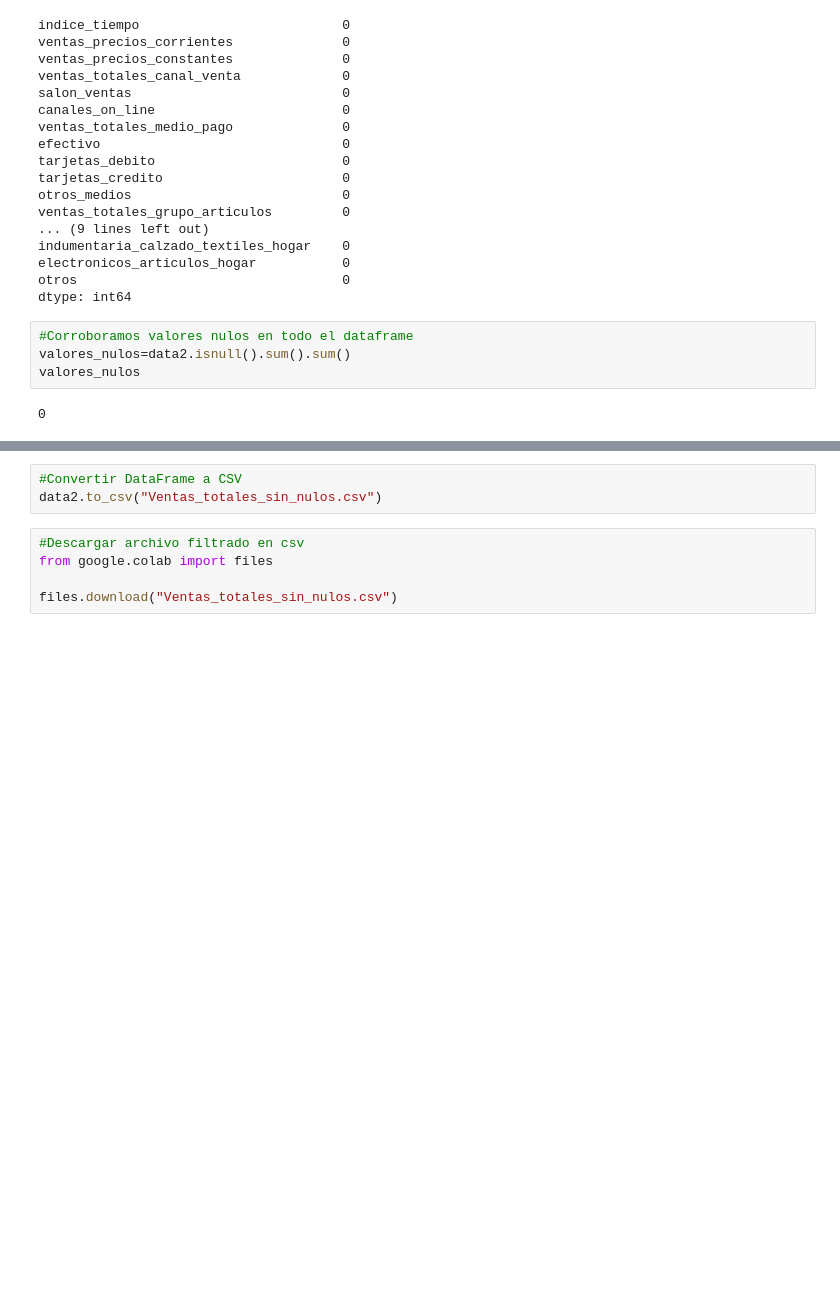
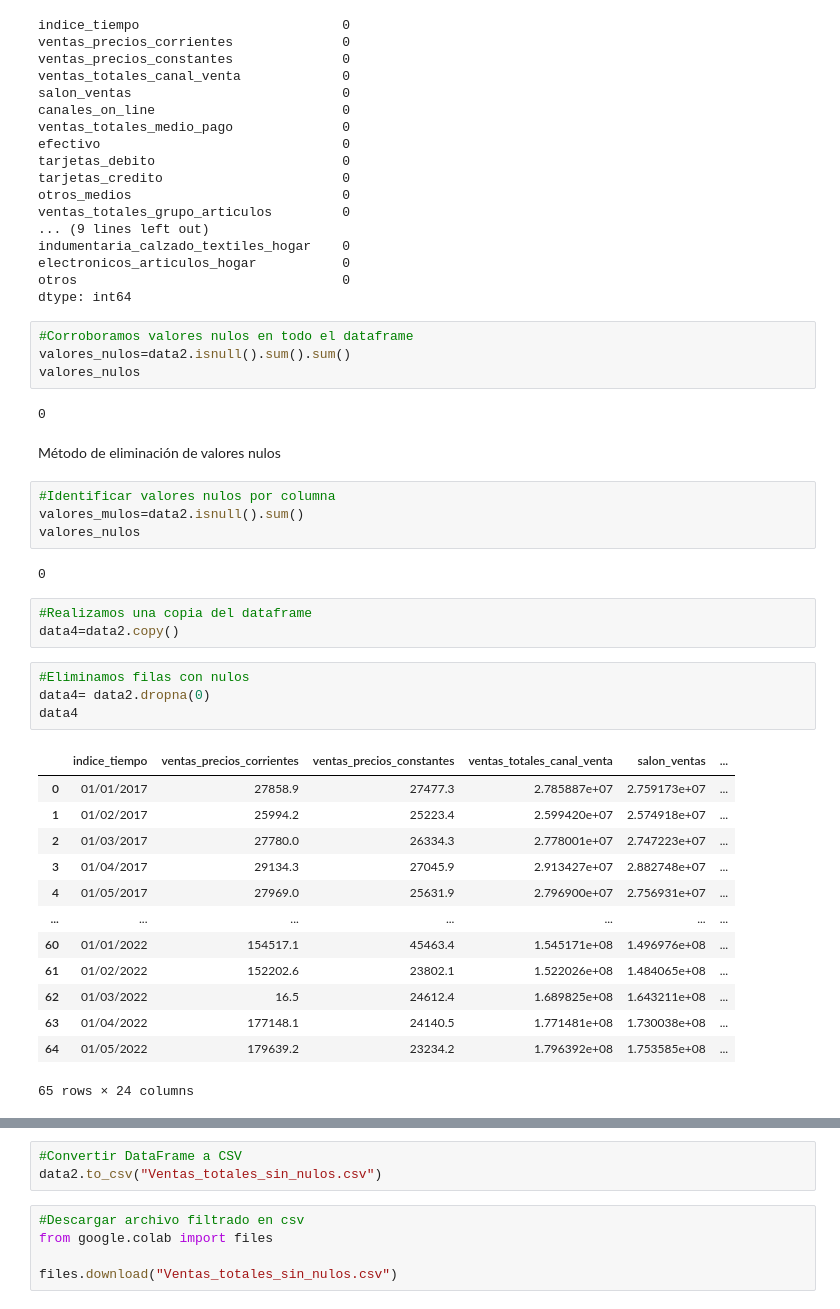
Before and after one commit to Whiteomi/Valores-Nulos, a Jupyter notebook: Valores_Nulos.ipynb, the cells around one changed output, grey strips where cells are left out. Saved outputs shown, nothing was run; the diff lists cells and outputs as text; blank space fills up the shorter version.

```diff
--- a/Valores_Nulos.ipynb
+++ b/Valores_Nulos.ipynb
@@ -448,3 +456,32 @@ valores_nulos=data2.isnull().sum().sum()
 valores_nulos
 # %% [output]
 0
+# %% [markdown]
+Método de eliminación de valores nulos
+# %%
+#Identificar valores nulos por columna
+valores_mulos=data2.isnull().sum()
+valores_nulos
+# %% [output]
+0
+# %%
+#Realizamos una copia del dataframe
+data4=data2.copy()
+# %%
+#Eliminamos filas con nulos
+data4= data2.dropna(0)
+data4
+# %% [output]
+|  | indice_tiempo | ventas_precios_corrientes | ventas_precios_constantes | ventas_totales_canal_venta | salon_ventas | ... |
+| 0 | 01/01/2017 | 27858.9 | 27477.3 | 2.785887e+07 | 2.759173e+07 | ... |
+| 1 | 01/02/2017 | 25994.2 | 25223.4 | 2.599420e+07 | 2.574918e+07 | ... |
+| 2 | 01/03/2017 | 27780.0 | 26334.3 | 2.778001e+07 | 2.747223e+07 | ... |
+| 3 | 01/04/2017 | 29134.3 | 27045.9 | 2.913427e+07 | 2.882748e+07 | ... |
+| 4 | 01/05/2017 | 27969.0 | 25631.9 | 2.796900e+07 | 2.756931e+07 | ... |
+| ... | ... | ... | ... | ... | ... | ... |
+| 60 | 01/01/2022 | 154517.1 | 45463.4 | 1.545171e+08 | 1.496976e+08 | ... |
+| 61 | 01/02/2022 | 152202.6 | 23802.1 | 1.522026e+08 | 1.484065e+08 | ... |
+| 62 | 01/03/2022 | 16.5 | 24612.4 | 1.689825e+08 | 1.643211e+08 | ... |
+| 63 | 01/04/2022 | 177148.1 | 24140.5 | 1.771481e+08 | 1.730038e+08 | ... |
+| 64 | 01/05/2022 | 179639.2 | 23234.2 | 1.796392e+08 | 1.753585e+08 | ... |
+65 rows × 24 columns
```
Also changed, not shown: parts of 11 cells of this notebook.
